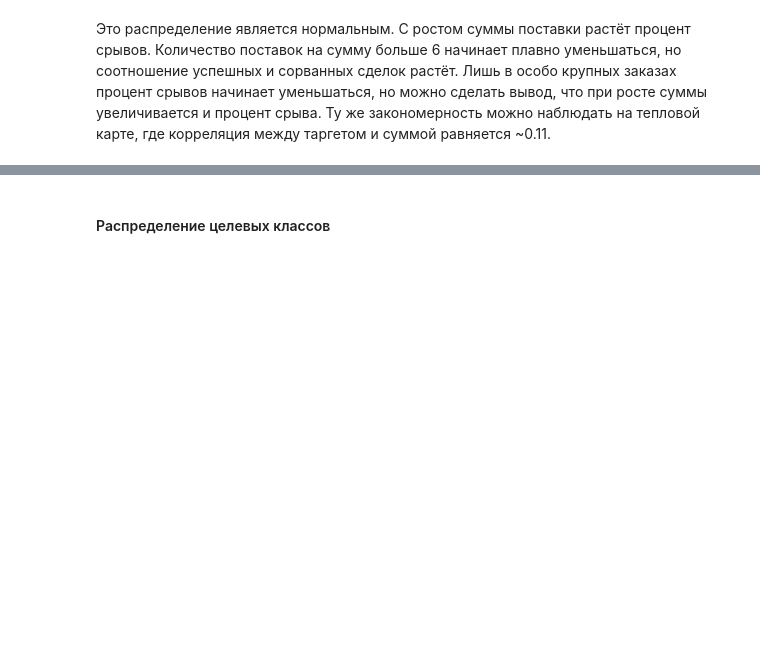
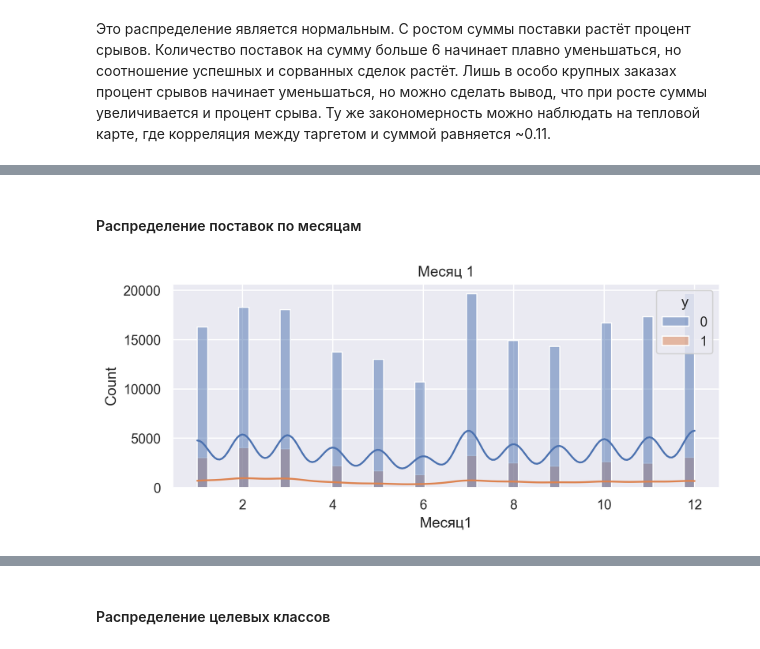
Before and after one commit to dead4an/AIIJC2023-manufacturing, a Jupyter notebook: main.ipynb, the cells around one changed output, grey strips where cells are left out. Cells and saved outputs as stored; diff of their text form; code cells hidden in the pictures; blank space fills up the shorter version.

```diff
--- a/main.ipynb
+++ b/main.ipynb
@@ -159,0 +185,9 @@ plt.show()
+# %% [markdown]
+#### Распределение поставок по месяцам
+# %%
+plt.figure(figsize=(8, 3), dpi=300)
+sns.histplot(data=train_df, x='Месяц1', hue='y', kde=True)
+plt.title('Месяц 1')
+plt.show()
+# %% [output]
+[figure, added]
```
Also changed, not shown: parts of 17 cells of this notebook, 2 other files.
